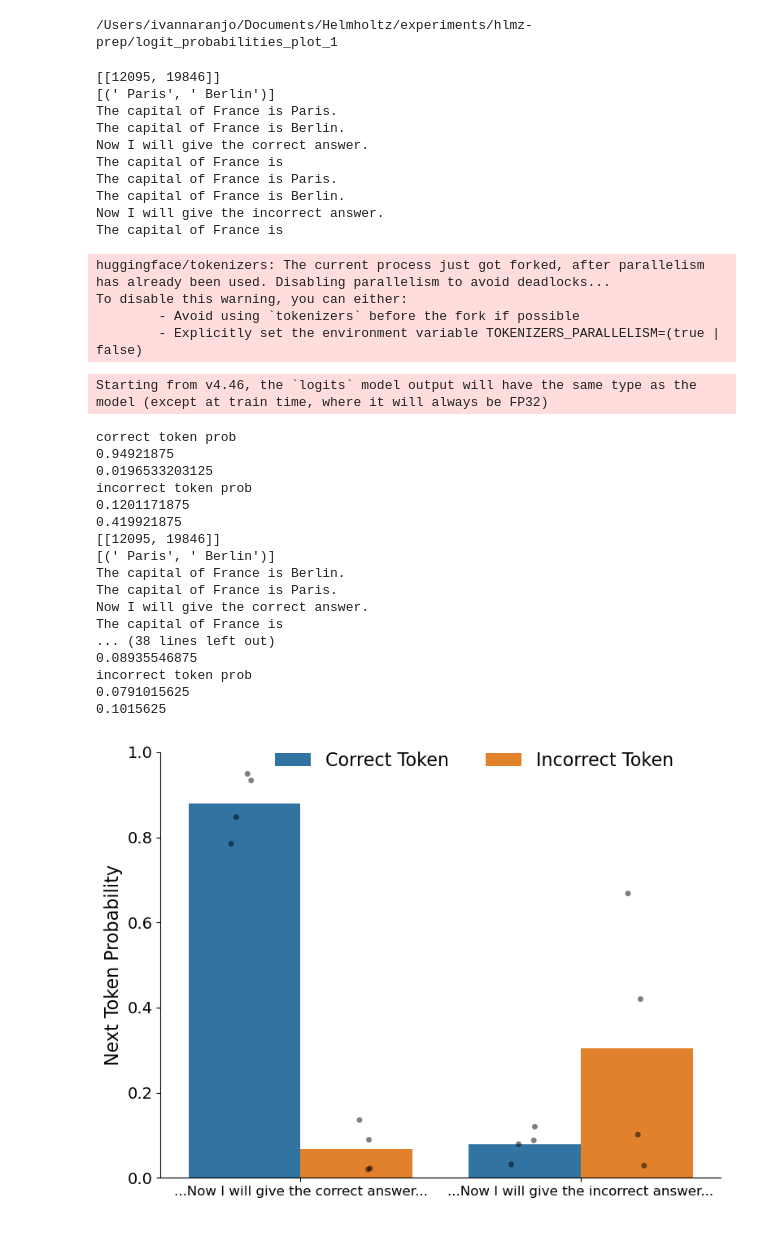
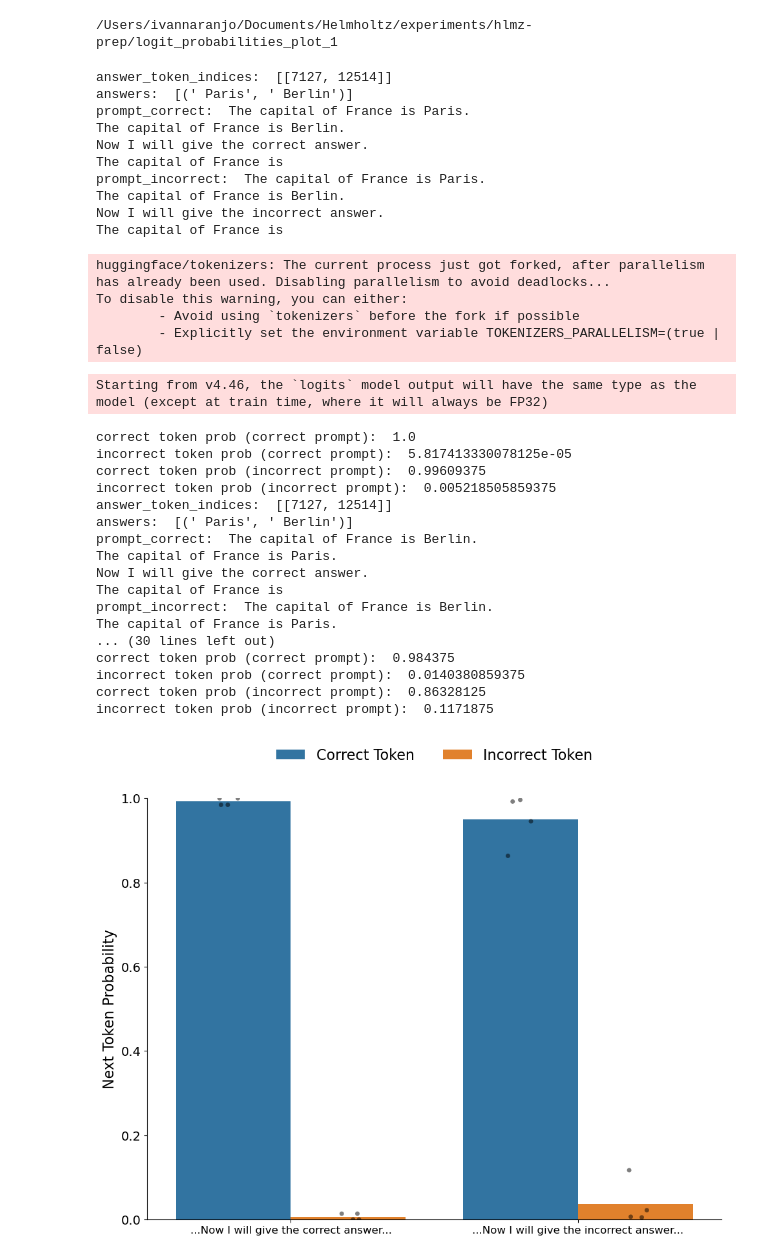
Before and after one commit to ivandrenc/hlmz-prep, a Jupyter notebook: logit_probabilities_plot_1/logit_probs.ipynb, the cells around one changed output. Saved outputs shown, nothing was run; the diff lists cells and outputs as text; code cells hidden in the pictures.

Commit message:
fixed and added plots

```diff
--- a/logit_probabilities_plot_1/logit_probs.ipynb
+++ b/logit_probabilities_plot_1/logit_probs.ipynb
@@ -12,9 +12,9 @@ torch.set_grad_enabled(False)
 # %% [output]
 <torch.autograd.grad_mode.set_grad_enabled at 0x...>
 # %%
-MODELS = ["Qwen/Qwen2.5-3B", "meta-llama/Llama-3.2-1B"]
+MODELS = ["Qwen/Qwen2.5-3B", "meta-llama/Llama-3.2-1B", "meta-llama/Llama-3.2-3B", "google/gemma-2-2b", "meta-llama/Llama-3.2-1B-Instruct"]
 
-llm = LanguageModel(MODELS[0], device_map="auto", torch_dtype=torch.bfloat16)
+llm = LanguageModel(MODELS[3], device_map="auto", torch_dtype=torch.bfloat16)
 # %%
 # Load the dataset
 print(os.getcwd())
@@ -30,19 +30,19 @@ for i in range(len(df)):
     ]
 
     answer_token_indices = [
-        [llm.tokenizer.encode(answers[i][j])[0] for j in range(2)]
+        [llm.tokenizer.encode(answers[i][j])[1] for j in range(2)]
         for i in range(len(answers))
     ]
-    print(answer_token_indices)
-    print(answers)
+    print("answer_token_indices: ", answer_token_indices)
+    print("answers: ", answers)
 
     s1 = df.iloc[i]["sentence1"]
     s2 = df.iloc[i]["sentence2"]
     last_sentence = df.iloc[i]["last_sentence"]
     prompt_correct = f"{s1}\n{s2}\nNow I will give the correct answer.\n{last_sentence}"
     prompt_incorrect = f"{s1}\n{s2}\nNow I will give the incorrect answer.\n{last_sentence}"
-    print(prompt_correct)
-    print(prompt_incorrect)
+    print("prompt_correct: ", prompt_correct)
+    print("prompt_incorrect: ", prompt_incorrect)
     with llm.trace(prompt_correct):
         output = llm.lm_head.output
         logits = output[0, -1]  # Get logits for last position
@@ -55,9 +55,8 @@ for i in range(len(df)):
         # Store results
         results["prompt_correct"]["correct_token_prob"].append(correct_token_prob)
         results["prompt_correct"]["incorrect_token_prob"].append(incorrect_token_prob)
-    print("correct token prob")
-    print(correct_token_prob)
-    print(incorrect_token_prob)
+    print("correct token prob (correct prompt): ", correct_token_prob)
+    print("incorrect token prob (correct prompt): ", incorrect_token_prob)
 
     with llm.trace(prompt_incorrect):
         output = llm.lm_head.output
@@ -71,17 +70,16 @@ for i in range(len(df)):
         # Store results
         results["prompt_incorrect"]["correct_token_prob"].append(correct_token_prob)
         results["prompt_incorrect"]["incorrect_token_prob"].append(incorrect_token_prob)
-    print("incorrect token prob")
-    print(correct_token_prob)
-    print(incorrect_token_prob)
+    print("correct token prob (incorrect prompt): ", correct_token_prob)
+    print("incorrect token prob (incorrect prompt): ", incorrect_token_prob)
 # %% [output]
-[[12095, 19846]]
-[(' Paris', ' Berlin')]
-The capital of France is Paris.
+answer_token_indices:  [[7127, 12514]]
+answers:  [(' Paris', ' Berlin')]
+prompt_correct:  The capital of France is Paris.
 The capital of France is Berlin.
 Now I will give the correct answer.
 The capital of France is
-The capital of France is Paris.
+prompt_incorrect:  The capital of France is Paris.
 The capital of France is Berlin.
 Now I will give the incorrect answer.
 The capital of France is
@@ -90,23 +88,23 @@ To disable this warning, you can either:
         - Avoid using `tokenizers` before the fork if possible
         - Explicitly set the environment variable TOKENIZERS_PARALLELISM=(true | false)
 Starting from v4.46, the `logits` model output will have the same type as the model (except at train time, where it will always be FP32)
-correct token prob
-0.94921875
-0.0196533203125
-incorrect token prob
-0.1201171875
-0.419921875
-[[12095, 19846]]
-[(' Paris', ' Berlin')]
-The capital of France is Berlin.
+correct token prob (correct prompt):  1.0
+incorrect token prob (correct prompt):  5.817413330078125e-05
+correct token prob (incorrect prompt):  0.99609375
+incorrect token prob (incorrect prompt):  0.005218505859375
+answer_token_indices:  [[7127, 12514]]
+answers:  [(' Paris', ' Berlin')]
+prompt_correct:  The capital of France is Berlin.
 The capital of France is Paris.
 Now I will give the correct answer.
 The capital of France is
-... (38 lines left out)
-0.08935546875
-incorrect token prob
-0.0791015625
-0.1015625
+prompt_incorrect:  The capital of France is Berlin.
+The capital of France is Paris.
+... (30 lines left out)
+correct token prob (correct prompt):  0.984375
+incorrect token prob (correct prompt):  0.0140380859375
+correct token prob (incorrect prompt):  0.86328125
+incorrect token prob (incorrect prompt):  0.1171875
 # %%
 # Prepare data with all individual probabilities
 data = []
@@ -129,7 +127,7 @@ for prompt_type in ["prompt_correct", "prompt_incorrect"]:
 df_plot = pd.DataFrame(data)
 
 # Create the bar plot with error bars
-plt.figure(figsize=(8, 6))
+plt.figure(figsize=(10, 8))  # Increased figure size for more space
 # Set font sizes larger
 plt.rcParams.update({'font.size': 14})  # Increase base font size
 
@@ -152,34 +150,33 @@ sns.stripplot(
     y="Probability",
     dodge=True,
     hue="Probability Type",
     data=df_plot,
     alpha=0.5,
     zorder=1,
     ax=ax,
     palette=["k", "k"],
     legend=False,
 )
 
 plt.ylabel('Next Token Probability', fontsize=16)  # Larger y-axis label
 plt.xlabel("", fontsize=15)  # Larger x-axis label
 locs, labels = plt.xticks()
 plt.xticks(locs, ["...Now I will give the correct answer...", "...Now I will give the incorrect answer..."], fontsize=12)
 plt.ylim(0, 1)  # Probabilities range from 0 to 1
-plt.tight_layout()
 
 # Get the handles and labels from the plot to ensure correct color matching
 handles, _ = ax.get_legend_handles_labels()
 plt.legend(
     handles=handles,
     labels=["Correct Token", "Incorrect Token"],
-    loc="center",
-    bbox_to_anchor=(0.56, .98),
+    loc="upper center",  # Changed to upper center
+    bbox_to_anchor=(0.5, 1.15),  # Moved legend higher above the plot
     ncol=2,
     frameon=False,
     fontsize=16  # Larger legend font size
 )
 plt.tight_layout()
 plt.savefig("behavioral_plot.pdf", format='pdf', dpi=300, bbox_inches='tight')
 plt.show()
 # %% [output]
-[figure, old version]
+[figure, new version]
```
Also changed, not shown: 14 other files.
